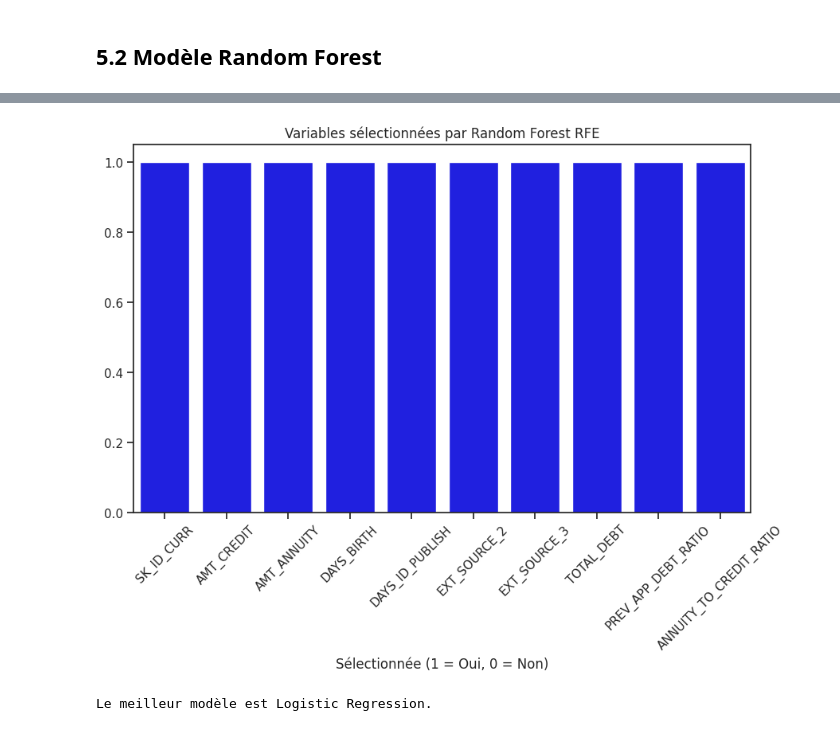
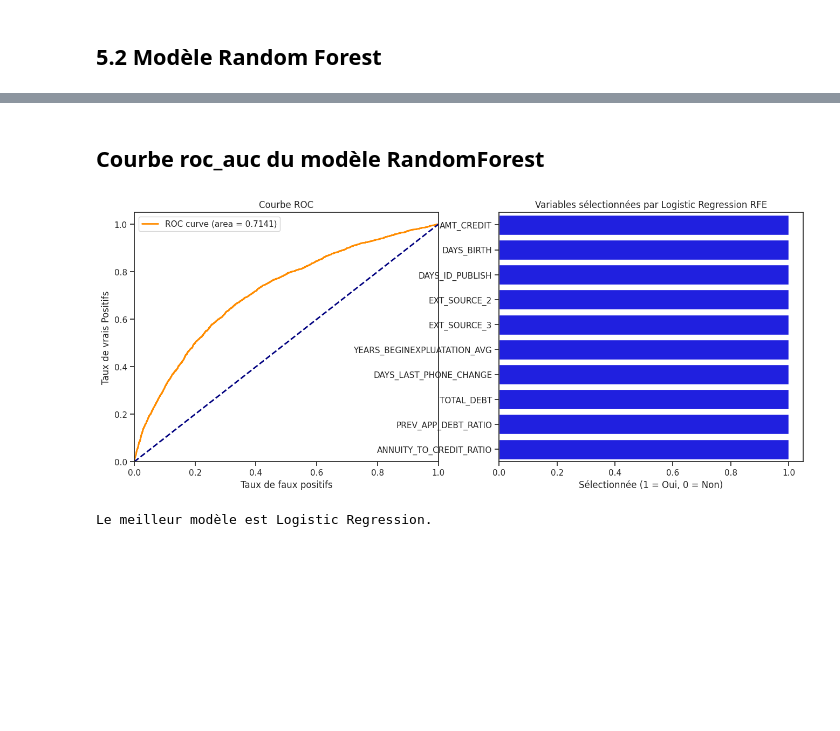
Before and after one commit to amadousysada/scoring-model, a Jupyter notebook: 02_feature_selection.ipynb, the cells around one changed output, grey strips where cells are left out. Cells and saved outputs as stored; diff of their text form; code cells hidden in the pictures; blank space fills up the shorter version.

```diff
--- a/02_feature_selection.ipynb
+++ b/02_feature_selection.ipynb
@@ -223,9 +277,9 @@ X.replace([np.inf, -np.inf], np.nan, inplace=True)
 X = X.dropna()
 Y = X['TARGET']
 
-X.drop(columns=['TARGET'], inplace=True)
+X.drop(columns=['TARGET', 'SK_ID_CURR'], inplace=True)
 
-X_train, X_test, y_train, y_test = train_test_split(X, Y, test_size=0.2, random_state=42)
+X_train, X_test, y_train, y_test = train_test_split(X, Y, test_size=0.3, random_state=42)
 
 # Standardisation des données pour la régression logistique
 scaler = StandardScaler()
@@ -252,7 +339,7 @@ rfe_rf = RFE(rf, n_features_to_select=10)
 rfe_rf.fit(X_train, y_train)
 
 # Evaluation du modèle avec RFE
-y_pred_rf = rfe_rf.predict(X_test)
+y_pred_rf = rfe_rf.predict_proba(X_test)[:,1]
 roc_auc_rf = roc_auc_score(y_test, y_pred_rf)
 print(f"ROC AUC pour Random Forest avec RFE: {roc_auc_rf:.4f}")
 # %% [output]
@@ -270,10 +347,28 @@ plt.show()
+# %% [markdown]
+## Courbe roc_auc du modèle RandomForest
 # %%
-plt.figure(figsize=(10, 6))
-sns.barplot(x= X_train.columns[rfe_rf.support_], y=rfe_rf.support_[rfe_rf.support_].astype(int), color='b')
-plt.title('Variables sélectionnées par Random Forest RFE')
-plt.xlabel('Variables')
-plt.xlabel('Sélectionnée (1 = Oui, 0 = Non)')
-plt.xticks(rotation=45)
+# Calculer des points ROC et l'AUC
+fpr, tpr, _ = roc_curve(y_test, y_pred_rf)
+roc_auc = auc(fpr, tpr)
+
+fig, (ax0, ax1) = plt.subplots(1, 2, figsize=(16, 6))
+
+ax0.plot(fpr, tpr, color='darkorange', lw=2, label='ROC curve (area = %0.4f)' % roc_auc)
+ax0.plot([0, 1], [0, 1], color='navy', lw=2, linestyle='--')
+ax0.set_xlim([0.0, 1.0])
+ax0.set_ylim([0.0, 1.05])
+ax0.set_xlabel('Taux de faux positifs')
+ax0.set_ylabel('Taux de vrais Positifs')
+ax0.set_title('Courbe ROC')
+ax0.legend(loc="upper left")
+
+sns.barplot(x=rfe_rf.support_[rfe_rf.support_].astype(int), y=X_train.columns[rfe_rf.support_], color='b', ax=ax1)
+ax1.set_title('Variables sélectionnées par Logistic Regression RFE')
+ax1.set_xlabel('Sélectionnée (1 = Oui, 0 = Non)')
+ax1.set_ylabel('')
+
+#ax1.xticks(rotation=45)
+
 plt.show()
 # %% [output]
-[figure, old version]
+[figure, new version]
```
Also changed, not shown: parts of 17 cells of this notebook.
